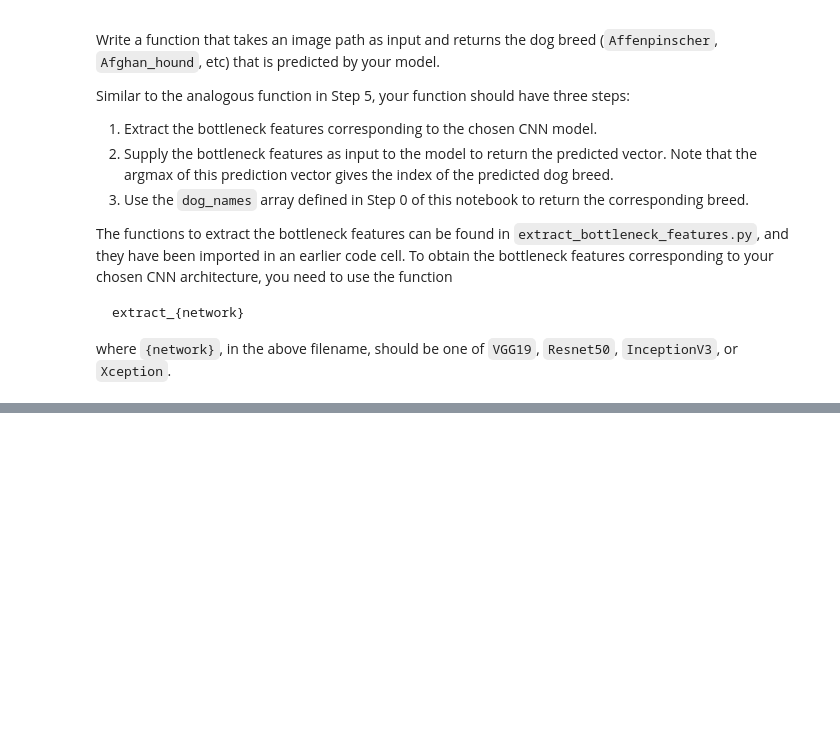
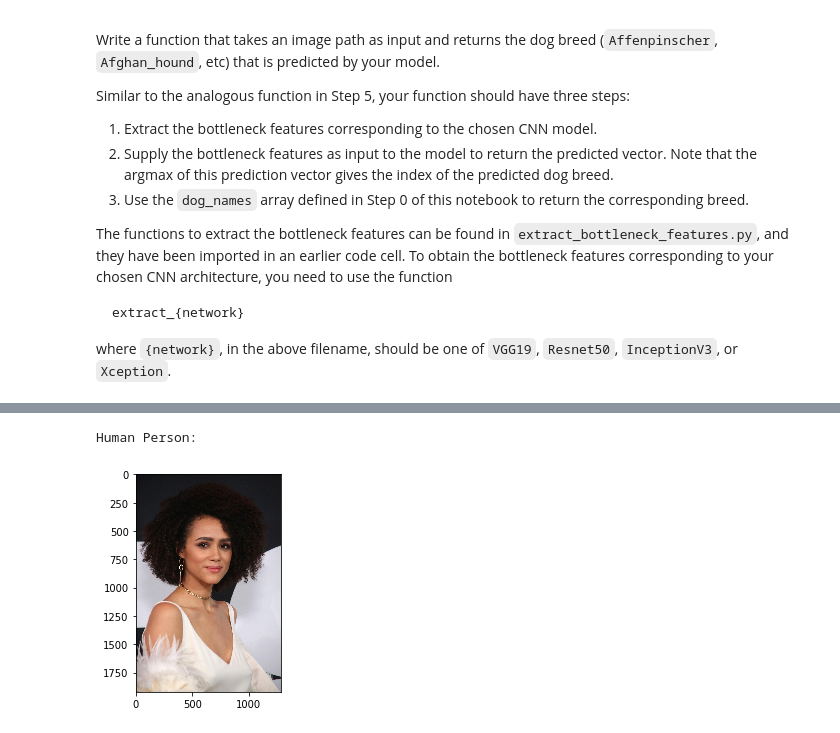
Before and after one commit to linuxbender/Deep_Learning, a Jupyter notebook: project-2/dog_app.ipynb, the cells around one changed output, grey strips where cells are left out. Saved outputs shown, nothing was run; the diff lists cells and outputs as text; code cells hidden in the pictures; blank space fills up the shorter version.

```diff
--- a/project-2/dog_app.ipynb
+++ b/project-2/dog_app.ipynb
@@ -642,3 +863,9 @@ where `{network}`, in the above filename, should be one of `VGG19`, `Resnet50`,
+# %%
+# test with Nathalie Emmanuel
+getDogBreedFromImageTest('images/nathalie-emmanuel.jpg')
+# %% [output]
+Human Person:
+[figure, added]
 # %% [markdown]
 ---
 <a id='step6'></a>
```
Also changed, not shown: parts of 49 cells of this notebook, 1 other file.
